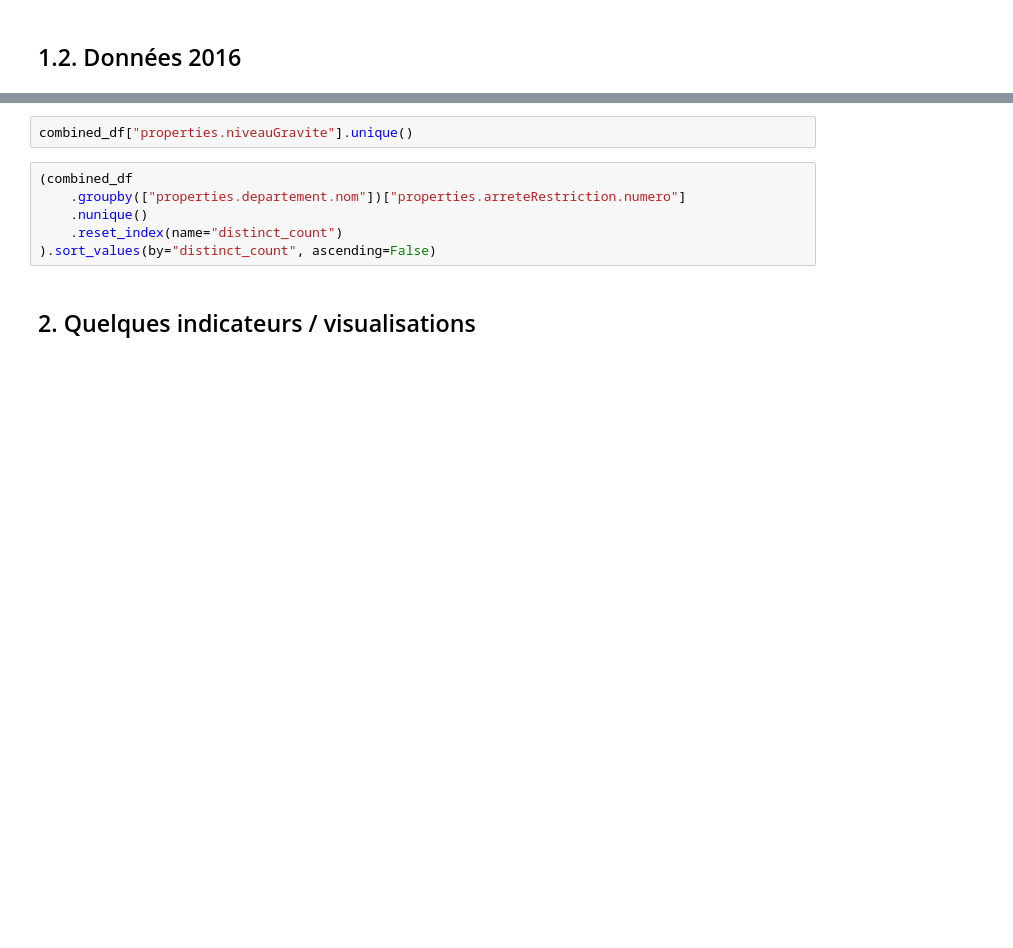
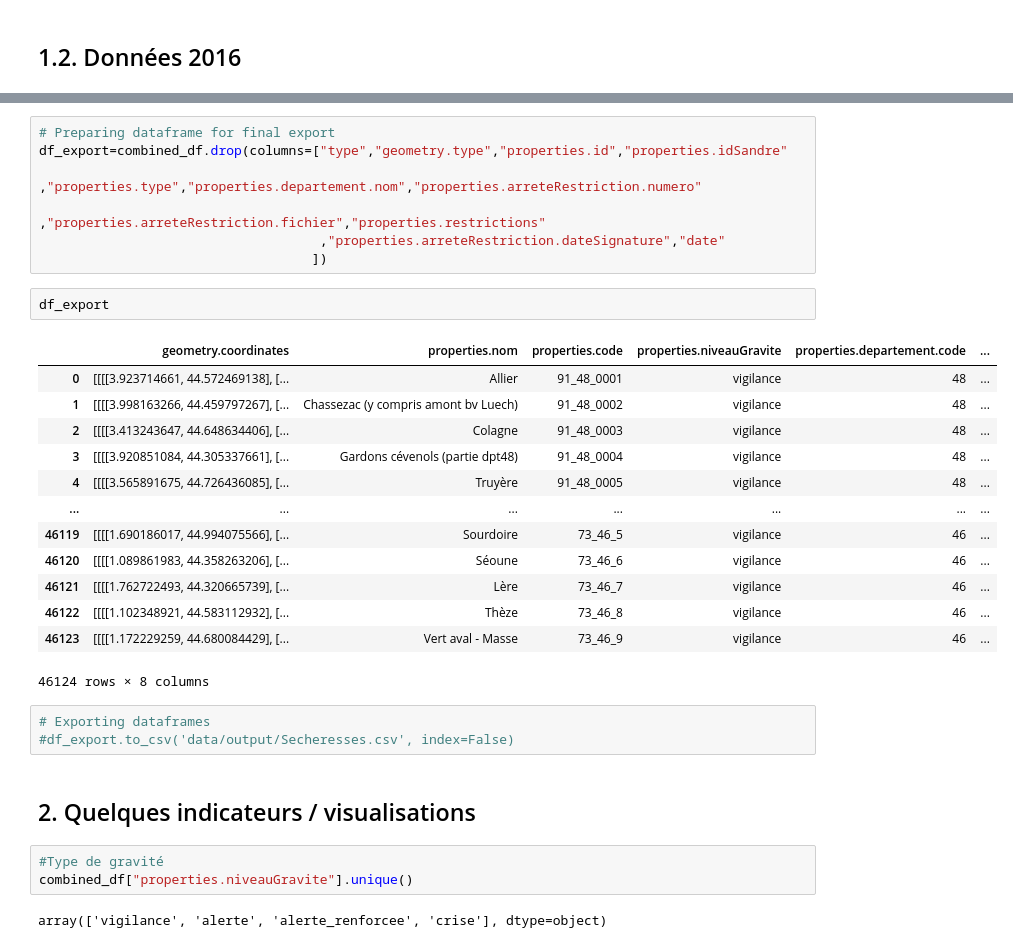
Before and after one commit to solenwa/FaciliTACCT-Equipe3, a Jupyter notebook: Intensité des sécheresses passées.ipynb, the cells around one changed output, grey strips where cells are left out. Drawn from its saved outputs; the diff is of its cells as text; blank space fills up the shorter version.

```diff
--- a/Intensité des sécheresses passées.ipynb
+++ b/Intensité des sécheresses passées.ipynb
@@ -167,10 +178,33 @@ combined_df
-# %%
-combined_df["properties.niveauGravite"].unique()
-# %%
-(combined_df
-    .groupby(["properties.departement.nom"])["properties.arreteRestriction.numero"]
-    .nunique()
-    .reset_index(name="distinct_count")
-).sort_values(by="distinct_count", ascending=False)
+# %%
+# Preparing dataframe for final export
+df_export=combined_df.drop(columns=["type","geometry.type","properties.id","properties.idSandre"
+                                    ,"properties.type","properties.departement.nom","properties.arreteRestriction.numero"
+                                    ,"properties.arreteRestriction.fichier","properties.restrictions"
+                                    ,"properties.arreteRestriction.dateSignature","date"
+                                   ])
+# %%
+df_export
+# %% [output]
+|  | geometry.coordinates | properties.nom | properties.code | properties.niveauGravite | properties.departement.code | ... |
+| 0 | [[[[3.923714661, 44.572469138], [... | Allier | 91_48_0001 | vigilance | 48 | ... |
+| 1 | [[[[3.998163266, 44.459797267], [... | Chassezac (y compris amont bv Luech) | 91_48_0002 | vigilance | 48 | ... |
+| 2 | [[[[3.413243647, 44.648634406], [... | Colagne | 91_48_0003 | vigilance | 48 | ... |
+| 3 | [[[[3.920851084, 44.305337661], [... | Gardons cévenols (partie dpt48) | 91_48_0004 | vigilance | 48 | ... |
+| 4 | [[[[3.565891675, 44.726436085], [... | Truyère | 91_48_0005 | vigilance | 48 | ... |
+| ... | ... | ... | ... | ... | ... | ... |
+| 46119 | [[[[1.690186017, 44.994075566], [... | Sourdoire | 73_46_5 | vigilance | 46 | ... |
+| 46120 | [[[[1.089861983, 44.358263206], [... | Séoune | 73_46_6 | vigilance | 46 | ... |
+| 46121 | [[[[1.762722493, 44.320665739], [... | Lère | 73_46_7 | vigilance | 46 | ... |
+| 46122 | [[[[1.102348921, 44.583112932], [... | Thèze | 73_46_8 | vigilance | 46 | ... |
+| 46123 | [[[[1.172229259, 44.680084429], [... | Vert aval - Masse | 73_46_9 | vigilance | 46 | ... |
+46124 rows × 8 columns
+# %%
+# Exporting dataframes
+#df_export.to_csv('data/output/Secheresses.csv', index=False)
 # %% [markdown]
 ## 2. Quelques indicateurs / visualisations
+# %%
+#Type de gravité
+combined_df["properties.niveauGravite"].unique()
+# %% [output]
+array(['vigilance', 'alerte', 'alerte_renforcee', 'crise'], dtype=object)
```
Also changed, not shown: parts of 7 cells of this notebook.
